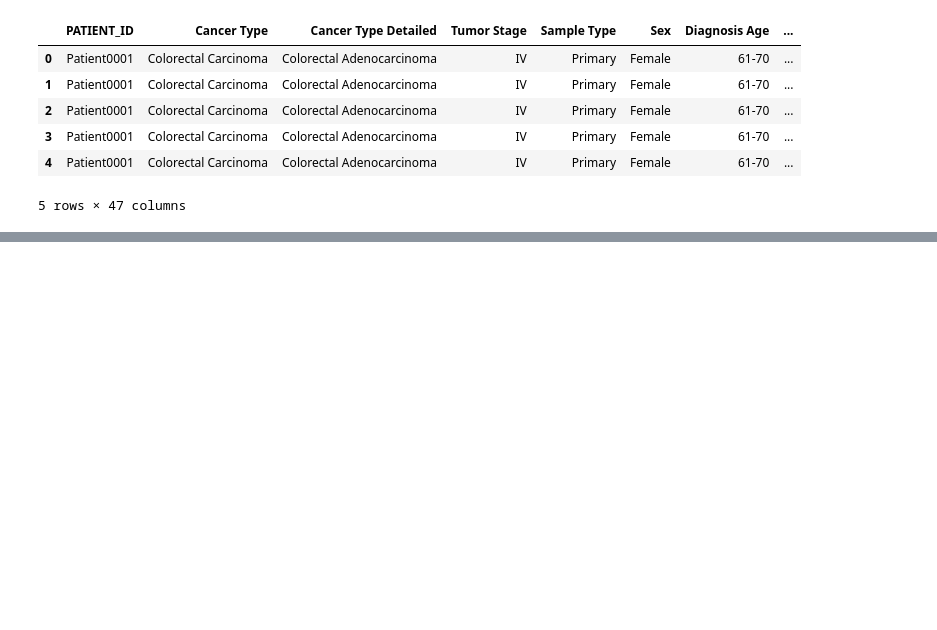
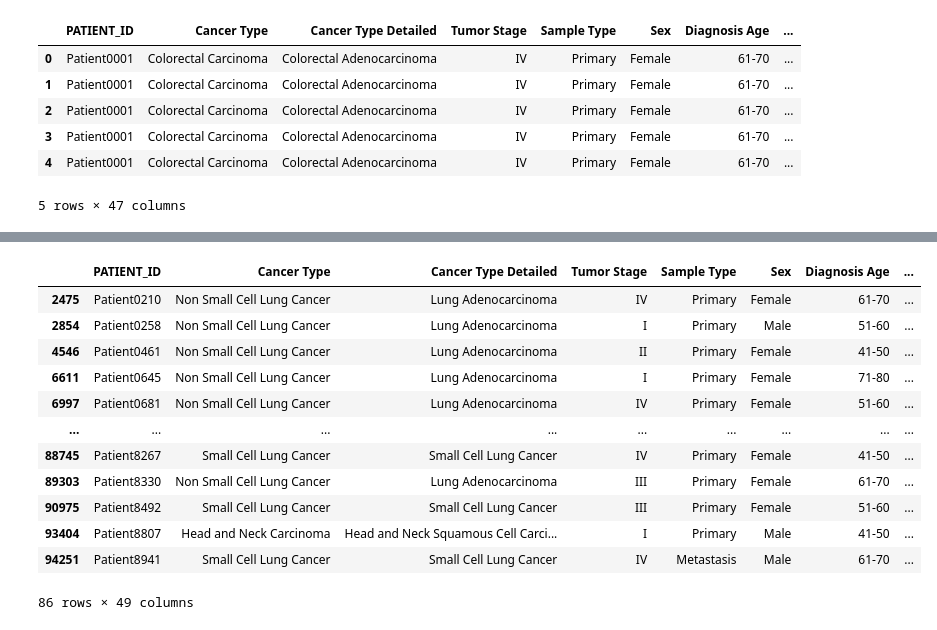
Before and after one commit to Taneun/OncoHypothesis-LLM-Ranker, a Jupyter notebook: pan_cancer/tal_data_preprocessing_new.ipynb, the cells around one changed output, grey strips where cells are left out. Drawn from its saved outputs; the diff is of its cells as text; code cells hidden in the pictures; blank space fills up the shorter version.

```diff
--- a/pan_cancer/tal_data_preprocessing_new.ipynb
+++ b/pan_cancer/tal_data_preprocessing_new.ipynb
@@ -190,11 +192,6 @@ data_for_model.drop('Consequence', axis=1, inplace=True)
 # %%
 # data_for_model = pd.get_dummies(data_for_model, columns=['Smoke Status'], drop_first=False)
 # data_for_model.drop('Smoke Status_Unknown', axis=1, inplace=True)
-# %%
-columns_to_convert = ['Sex', 'Hugo_Symbol', 'Chromosome', 'Variant_Type', 'SNP_event', 'Exon_Number',
-                      'Codons', 'VAR_TYPE_SX', 'Site1_Hugo_Symbol', 'Site2_Hugo_Symbol', 'Event_Info',
-                      'Cancer Type', 'Cancer Type Detailed', 'Tumor Stage', 'Sample Type']  # List of columns to convert
-data_for_model[columns_to_convert] = data_for_model[columns_to_convert].astype('category')
 # %%
 def create_age_range(x):
     if x <= 10:
@@ -294,0 +356,2 @@ corr_list
+# %%
+data = data_for_model
@@ -294,0 +378,6 @@ corr_list
+# %%
+# Example: Combine columns to create specific mutation identifiers
+data['Mutation'] = data['Chromosome'] + "_" + data['Start_Position'].astype(str) + "_" + data['Variant_Type']
+
+# Target variable (e.g., specific cancer type)
+data['Is_Lung_Cancer'] = (data['Cancer Type'] == 'Non Small Cell Lung Cancer').astype(int)
@@ -294,0 +579,20 @@ corr_list
+# %%
+filter_triple_data = data[data["Smoke Status"] == "Nonsmoker"]
+filter_triple_data = filter_triple_data[filter_triple_data["Hugo_Symbol"] == "TP53"]
+filter_triple_data = filter_triple_data[filter_triple_data["SNP_event"] == "G>A"]
+# %%
+filter_triple_data
+# %% [output]
+|  | PATIENT_ID | Cancer Type | Cancer Type Detailed | Tumor Stage | Sample Type | Sex | Diagnosis Age | ... |
+| 2475 | Patient0210 | Non Small Cell Lung Cancer | Lung Adenocarcinoma | IV | Primary | Female | 61-70 | ... |
+| 2854 | Patient0258 | Non Small Cell Lung Cancer | Lung Adenocarcinoma | I | Primary | Male | 51-60 | ... |
+| 4546 | Patient0461 | Non Small Cell Lung Cancer | Lung Adenocarcinoma | II | Primary | Female | 41-50 | ... |
+| 6611 | Patient0645 | Non Small Cell Lung Cancer | Lung Adenocarcinoma | I | Primary | Female | 71-80 | ... |
+| 6997 | Patient0681 | Non Small Cell Lung Cancer | Lung Adenocarcinoma | IV | Primary | Female | 51-60 | ... |
+| ... | ... | ... | ... | ... | ... | ... | ... | ... |
+| 88745 | Patient8267 | Small Cell Lung Cancer | Small Cell Lung Cancer | IV | Primary | Female | 41-50 | ... |
+| 89303 | Patient8330 | Non Small Cell Lung Cancer | Lung Adenocarcinoma | III | Primary | Female | 61-70 | ... |
+| 90975 | Patient8492 | Small Cell Lung Cancer | Small Cell Lung Cancer | III | Primary | Female | 51-60 | ... |
+| 93404 | Patient8807 | Head and Neck Carcinoma | Head and Neck Squamous Cell Carci... | I | Primary | Male | 41-50 | ... |
+| 94251 | Patient8941 | Small Cell Lung Cancer | Small Cell Lung Cancer | IV | Metastasis | Male | 61-70 | ... |
+86 rows × 49 columns
```
Also changed, not shown: parts of 21 cells of this notebook, 3 other files.
